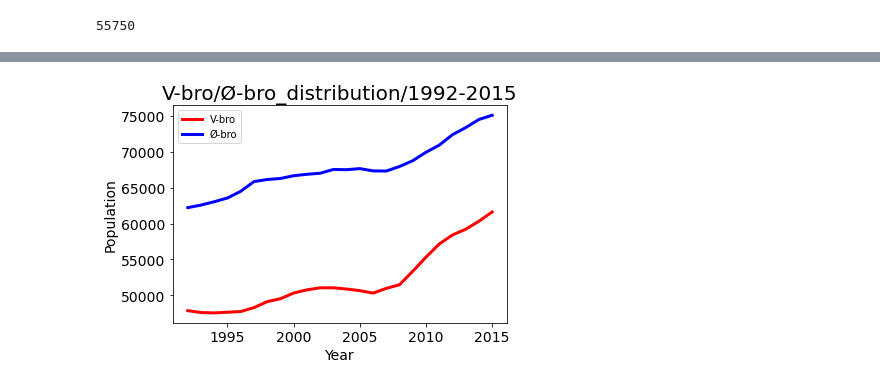
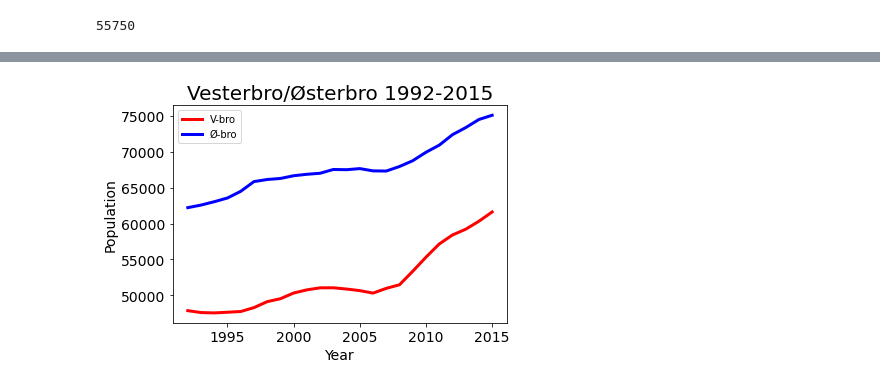
Before and after one commit to Youneselb/Python_handin-, a Jupyter notebook: Week 4/Week 4.ipynb, the cells around one changed output, grey strips where cells are left out. Drawn from its saved outputs; the diff is of its cells as text; code cells hidden in the pictures.

```diff
--- a/Week 4/Week 4.ipynb
+++ b/Week 4/Week 4.ipynb
@@ -108,31 +116,31 @@ NameError: name 'mask_65' is not defined
 # %%
 year = []
 x = 1992
 while x < 2016:
     year.append(x)
     x +=1
 
 mask_vest = (data[:,1] == 4)
 mask_oest = (data[:,1] == 2)
 
 def vest_and_oest(y,mask):
     all_people_in_given_n = data[mask & (data[:,0] == y)]
     sum_of_people = all_people_in_given_n[:, 4].sum()
     return sum_of_people
 
 popu_vest = np.array([vest_and_oest(y, mask_vest) for y in year])
 
 popu_oest = np.array([vest_and_oest(y, mask_oest) for y in year])
 
 plt.figure()
 plt.plot(year,popu_vest,linewidth=3,color='red',label='V-bro')
 plt.plot(year,popu_oest,linewidth=3,color='blue',label='Ø-bro')
-plt.title("V-bro/Ø-bro_distribution/1992-2015", fontsize=20)
+plt.title("Vesterbro/Østerbro 1992-2015", fontsize=20)
 plt.xlabel("Year", fontsize=14)
 plt.ylabel("Population", fontsize=14)
  # Set size of tick labels.
 plt.tick_params(axis='both', labelsize=14)
 plt.legend()
 plt.show()
 # %% [output]
-[figure, old version]
+[figure, new version]
```
Also changed, not shown: parts of 3 cells of this notebook.
